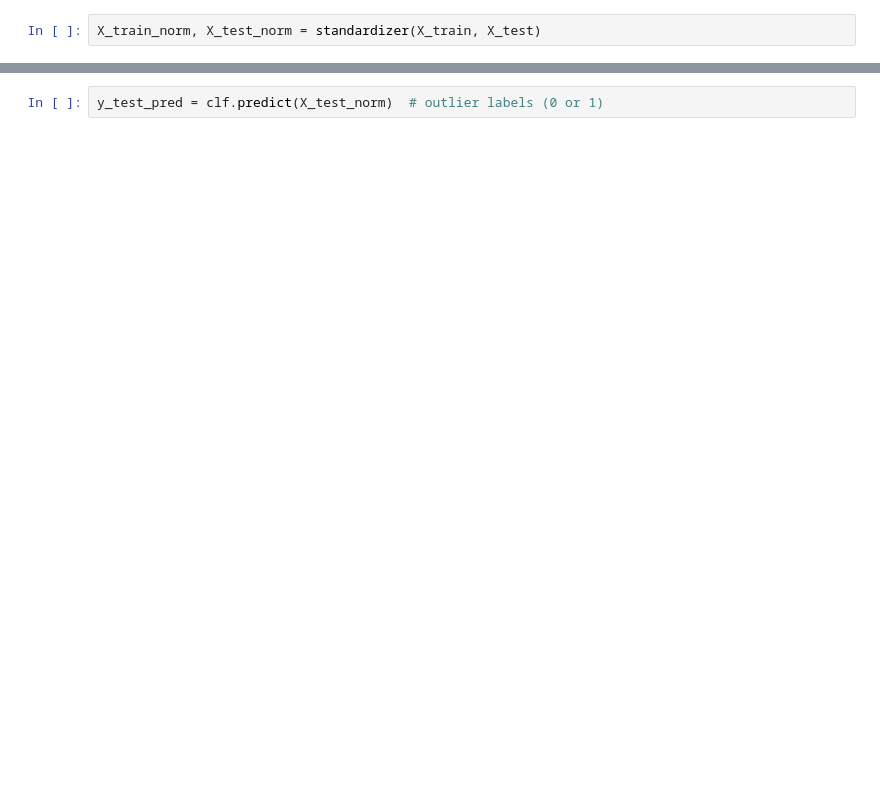
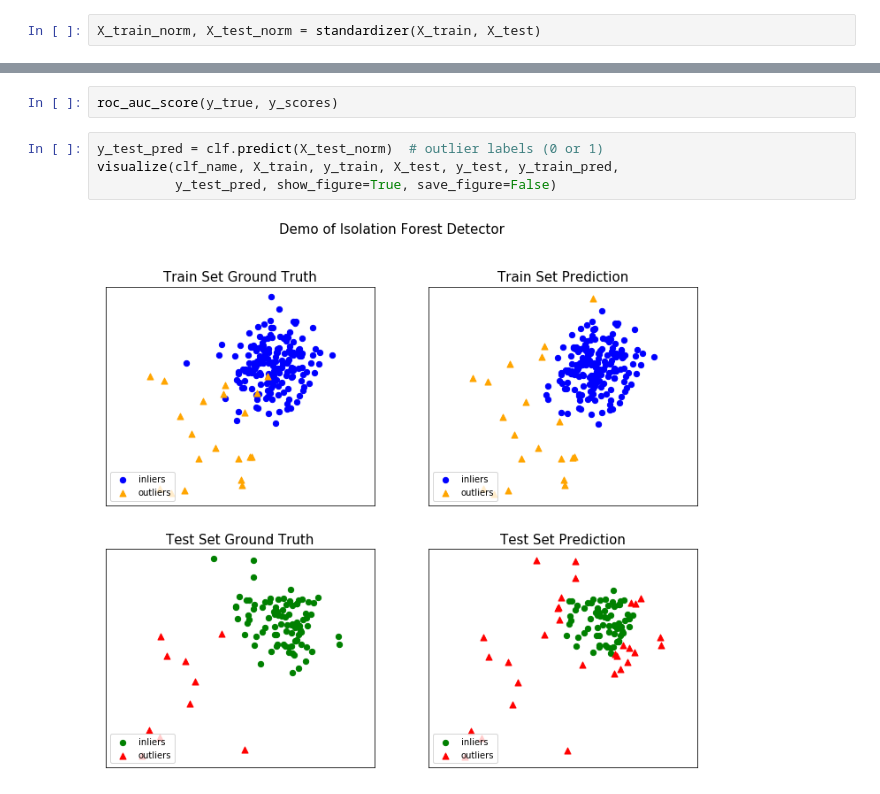
Before and after one commit to akarazeev/Bachelor, a Jupyter notebook: research/dev.ipynb, the cells around one changed output, grey strips where cells are left out. Saved outputs shown, nothing was run; the diff lists cells and outputs as text; blank space fills up the shorter version.

```diff
--- a/research/dev.ipynb
+++ b/research/dev.ipynb
@@ -257,2 +407,8 @@ Isolation Forest ROC:0.9711, precision @ rank n:0.7
+# %%
+roc_auc_score(y_true, y_scores)
 # %%
 y_test_pred = clf.predict(X_test_norm)  # outlier labels (0 or 1)
+visualize(clf_name, X_train, y_train, X_test, y_test, y_train_pred,
+          y_test_pred, show_figure=True, save_figure=False)
+# %% [output]
+[figure, added]
```
Also changed, not shown: parts of 11 cells of this notebook, 2 other files.
